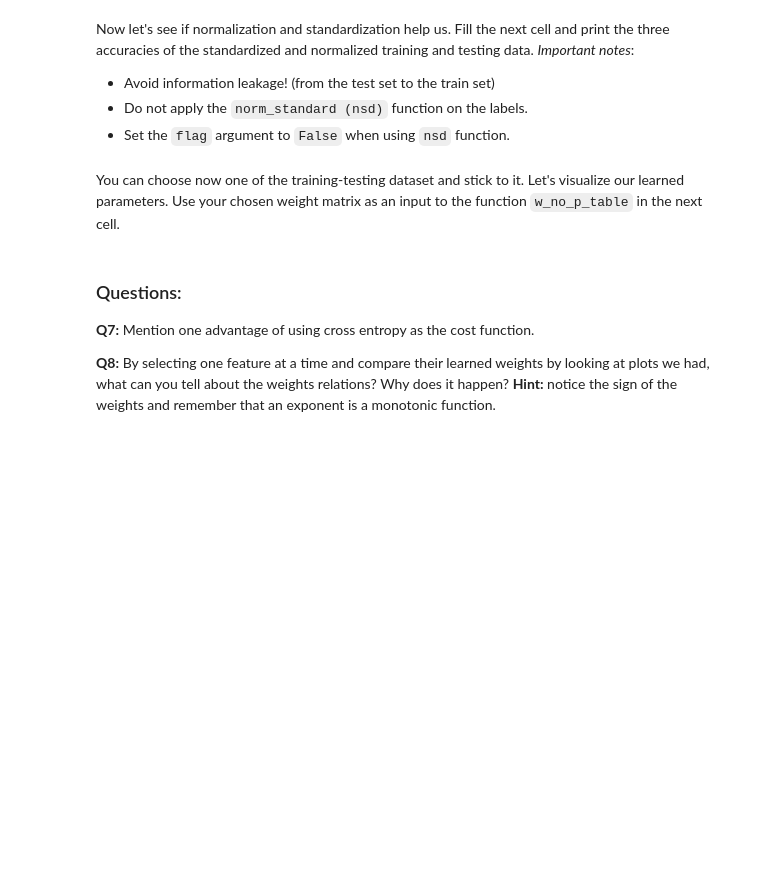
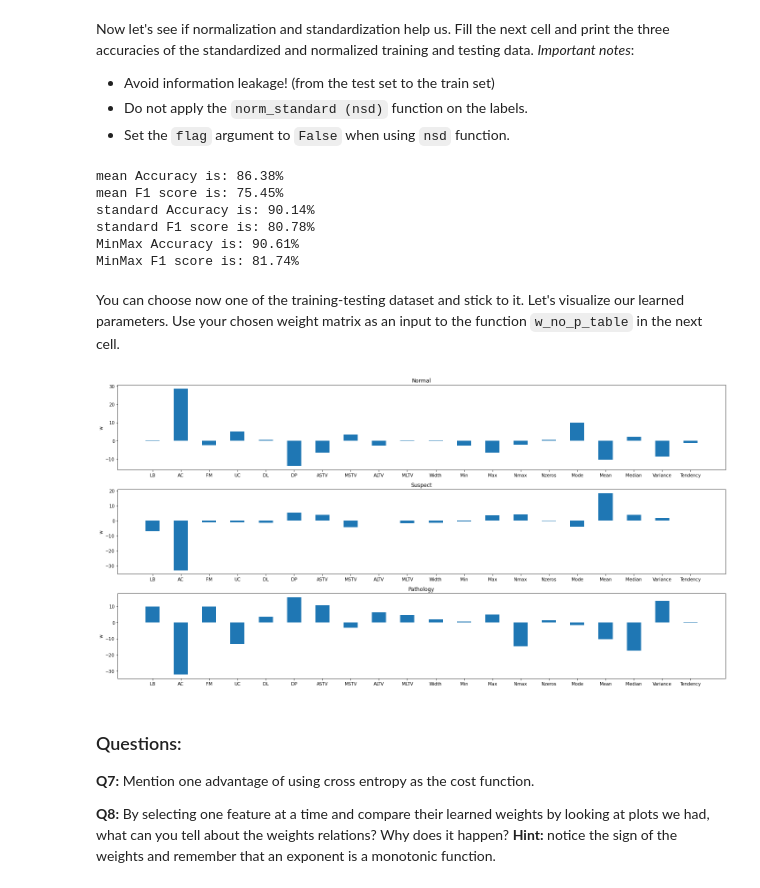
Before and after one commit to mlh-master/hw1_mlh-elinoy-matan, a Jupyter notebook: HW1.ipynb, the cells around one changed output. Saved outputs shown, nothing was run; the diff lists cells and outputs as text; code cells hidden in the pictures; blank space fills up the shorter version.

```diff
--- a/HW1.ipynb
+++ b/HW1.ipynb
@@ -349,8 +377,31 @@ print("F1 score is: " + str("{0:.2f}".format(100 * metrics.f1_score(y_test, y_pr
+# %%
+# Implement your code here:
+mode1='MinMax' # choose a mode from the `nsd`
+mode2='standard'
+mode3='mean'
+y_pred, w_norm_std =  pred_log(logreg,nsd(X_train,mode=mode3,flag=False), y_train, nsd(X_test,mode=mode3,flag=False)) # complete this function using nsd function
+print("mean Accuracy is: " + str("{0:.2f}".format(100 * metrics.accuracy_score(y_test, y_pred))) + "%")
+print("mean F1 score is: " + str("{0:.2f}".format(100 * metrics.f1_score(y_test, y_pred, average='macro'))) + "%")
+y_pred, w_norm_std =  pred_log(logreg,nsd(X_train,mode=mode2,flag=False), y_train, nsd(X_test,mode=mode2,flag=False)) # complete this function using nsd function
+print("standard Accuracy is: " + str("{0:.2f}".format(100 * metrics.accuracy_score(y_test, y_pred))) + "%")
+print("standard F1 score is: " + str("{0:.2f}".format(100 * metrics.f1_score(y_test, y_pred, average='macro'))) + "%")
+y_pred, w_norm_std =  pred_log(logreg,nsd(X_train,mode=mode1,flag=False), y_train, nsd(X_test,mode=mode1,flag=False)) # complete this function using nsd function
+print("MinMax Accuracy is: " + str("{0:.2f}".format(100 * metrics.accuracy_score(y_test, y_pred))) + "%")
+print("MinMax F1 score is: " + str("{0:.2f}".format(100 * metrics.f1_score(y_test, y_pred, average='macro'))) + "%")
+# %% [output]
+mean Accuracy is: 86.38%
+mean F1 score is: 75.45%
+standard Accuracy is: 90.14%
+standard F1 score is: 80.78%
+MinMax Accuracy is: 90.61%
+MinMax F1 score is: 81.74%
 # %% [markdown]
 You can choose now one of the training-testing dataset and stick to it. Let's visualize our learned parameters. Use your chosen weight matrix as an input to the function `w_no_p_table` in the next cell.
 # %%
-input_mat =  # Fill this argument
+input_mat = w_norm_std # Fill this argument
 w_no_p_table(input_mat,orig_feat)
+# %% [output]
+[figure, added]
 # %% [markdown]
 ### Questions:
 **Q7:** Mention one advantage of using cross entropy as the cost function.
```
Also changed, not shown: parts of 38 cells of this notebook, 2 other files.
